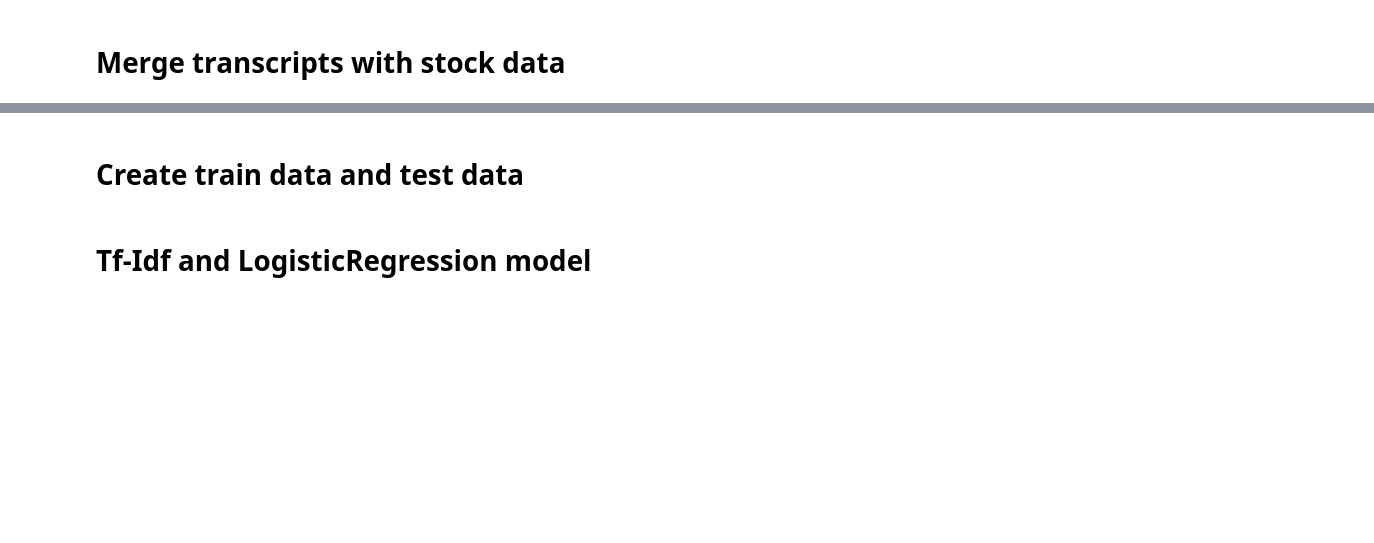
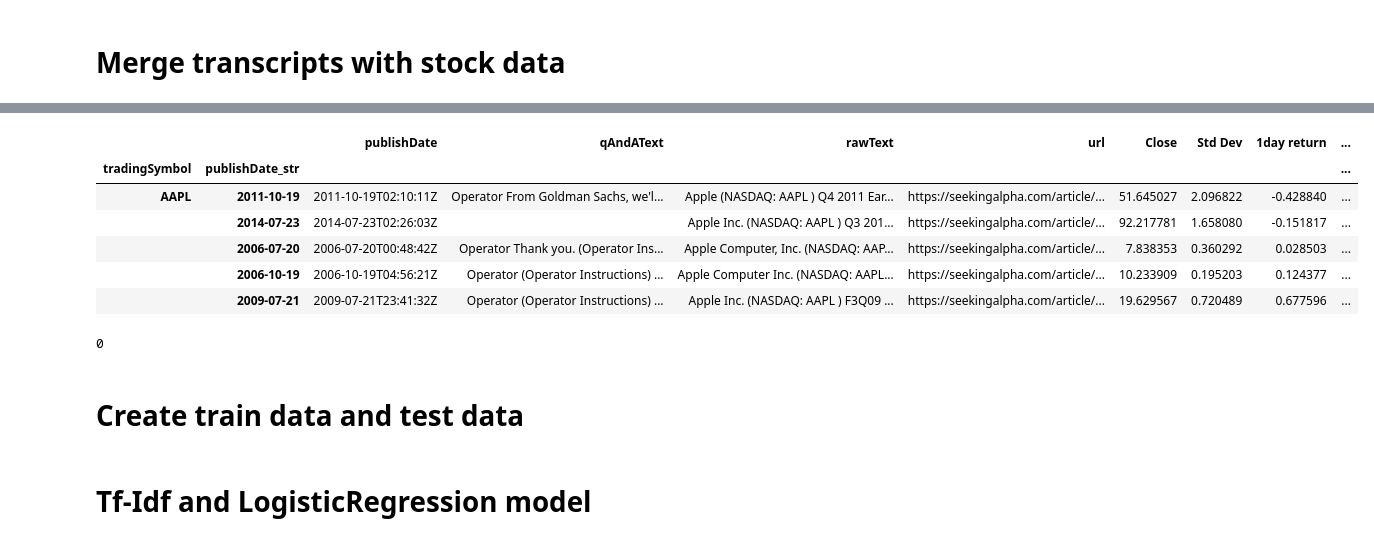
Before and after one commit to minimalgeek/Python, a Jupyter notebook: NLP/SeekingAlpha/SeekingAlpha sentiment analysis 1 - LogisticRegression.ipynb, the cells around one changed output, grey strips where cells are left out. Cells and saved outputs as stored; diff of their text form; code cells hidden in the pictures; blank space fills up the shorter version.

```diff
--- a/NLP/SeekingAlpha/SeekingAlpha sentiment analysis 1 - LogisticRegression.ipynb
+++ b/NLP/SeekingAlpha/SeekingAlpha sentiment analysis 1 - LogisticRegression.ipynb
@@ -70,8 +71,8 @@ class Applyer:
         if math.isnan(row[Applyer.label]) or math.isnan(val_to_check):
             return 0
 
-        if abs(row[Applyer.label]) > val_to_check:
-            if row[Applyer.label] < 0:
+        if abs(row[Applyer.label]) >= val_to_check:
+            if row[Applyer.label] <= 0:
                 return -1
             else:
                 return 1
@@ -175,0 +158,10 @@ earnings_transcript.sample(10)
+# %%
+earnings_transcript.sample(5)
+# %% [output]
+|  |  | publishDate | qAndAText | rawText | url | Close | Std Dev | 1day return | ... |
+| tradingSymbol | publishDate_str |  |  |  |  |  |  |  | ... |
+| AAPL | 2011-10-19 | 2011-10-19T02:10:11Z | Operator From Goldman Sachs, we'l... | Apple (NASDAQ: AAPL ) Q4 2011 Ear... | https://seekingalpha.com/article/... | 51.645027 | 2.096822 | -0.428840 | ... |
+|  | 2014-07-23 | 2014-07-23T02:26:03Z |  | Apple Inc. (NASDAQ: AAPL ) Q3 201... | https://seekingalpha.com/article/... | 92.217781 | 1.658080 | -0.151817 | ... |
+|  | 2006-07-20 | 2006-07-20T00:48:42Z | Operator Thank you. (Operator Ins... | Apple Computer, Inc. (NASDAQ: AAP... | https://seekingalpha.com/article/... | 7.838353 | 0.360292 | 0.028503 | ... |
+|  | 2006-10-19 | 2006-10-19T04:56:21Z | Operator (Operator Instructions) ... | Apple Computer Inc. (NASDAQ: AAPL... | https://seekingalpha.com/article/... | 10.233909 | 0.195203 | 0.124377 | ... |
+|  | 2009-07-21 | 2009-07-21T23:41:32Z | Operator (Operator Instructions) ... | Apple Inc. (NASDAQ: AAPL ) F3Q09 ... | https://seekingalpha.com/article/... | 19.629567 | 0.720489 | 0.677596 | ... |
@@ -175,0 +170,4 @@ earnings_transcript.sample(10)
+# %%
+len(shorts)
+# %% [output]
+0
```
Also changed, not shown: parts of 20 cells of this notebook, 2 other files.
